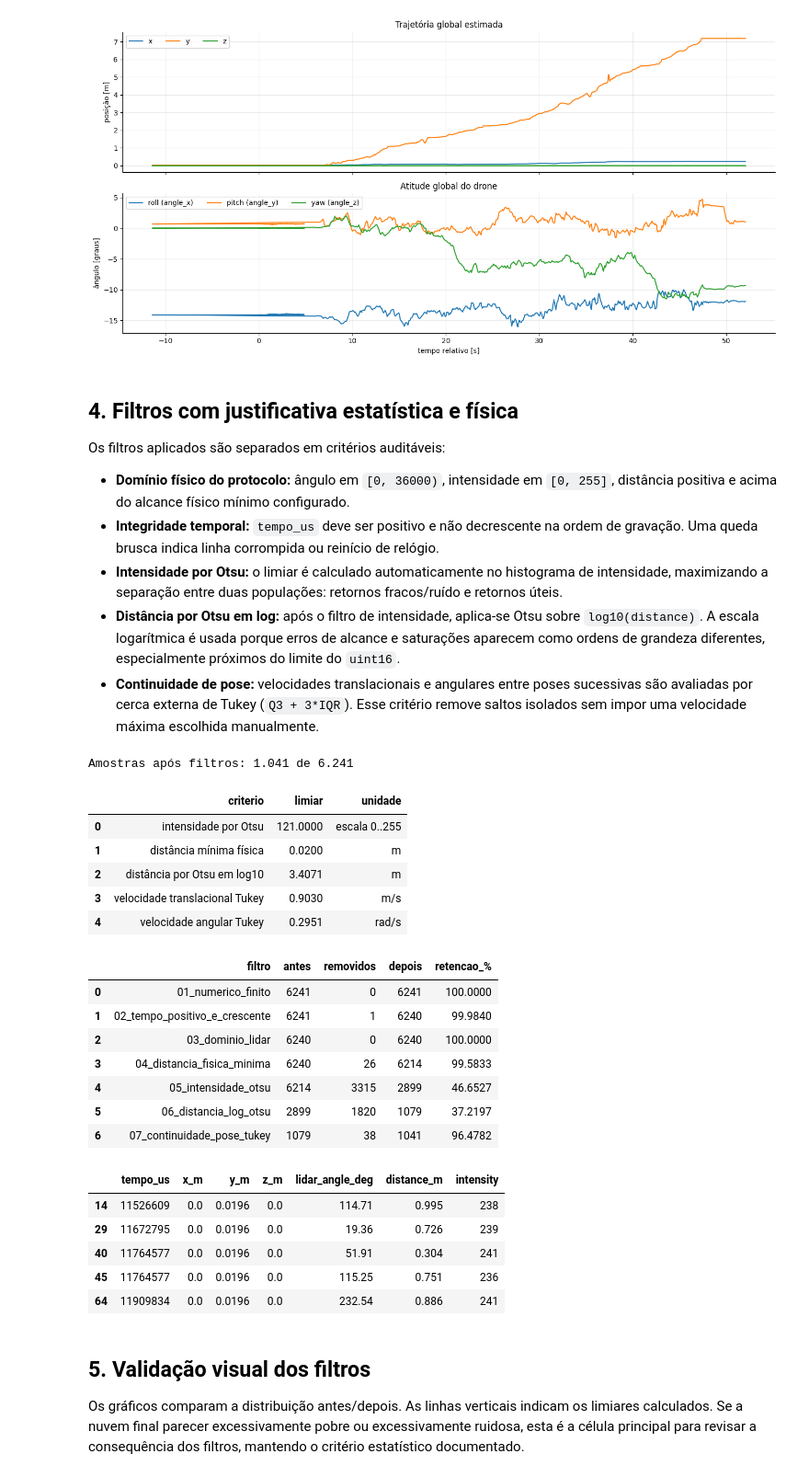
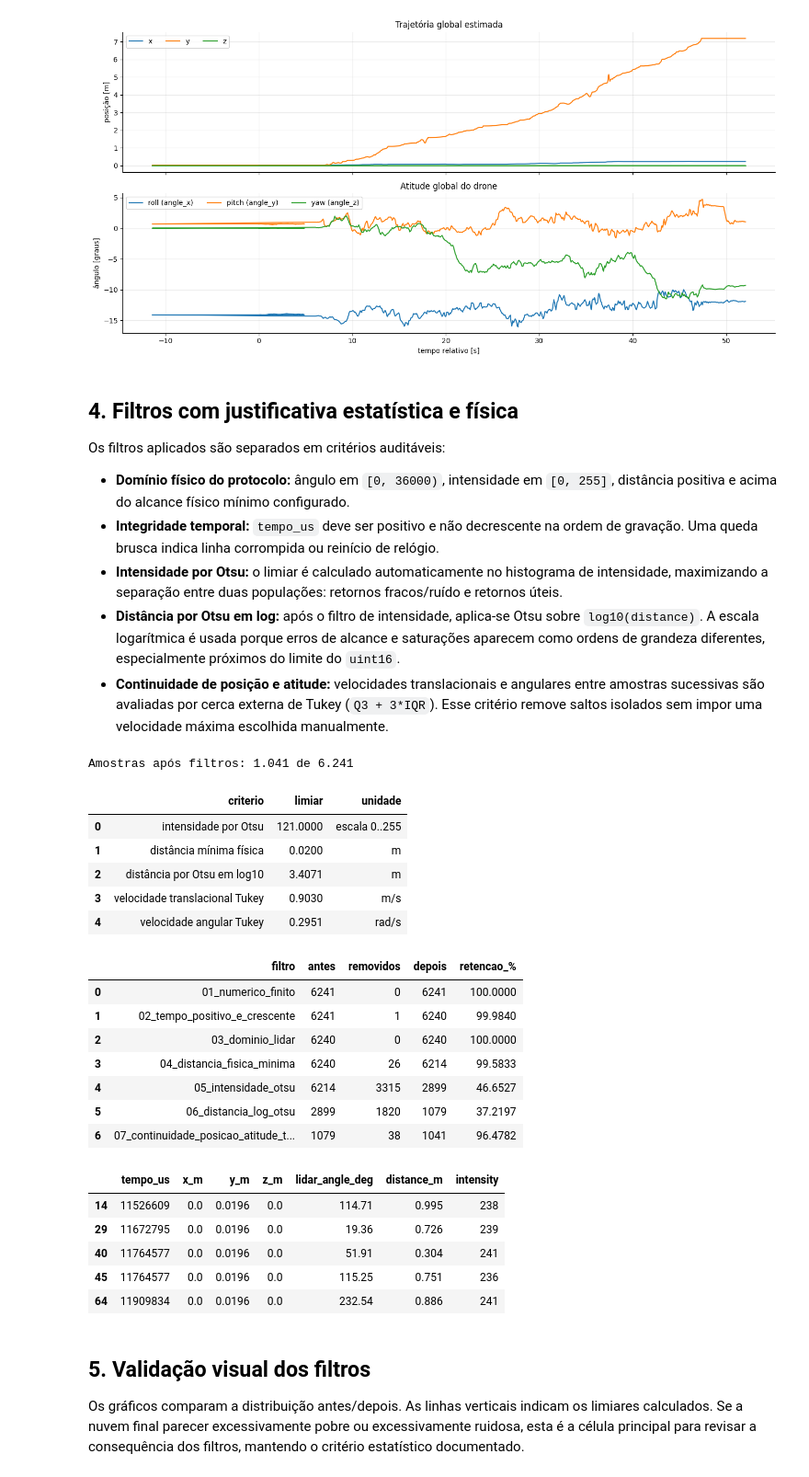
Before and after one commit to TheHolsback/Drone-Mapeamento, a Jupyter notebook: processamento_nuvem_lidar_global.ipynb, the cells around one changed output. Shown at 92% size. Saved outputs shown, nothing was run; the diff lists cells and outputs as text; code cells hidden in the pictures.

Commit message:
fix: pose para posição e atittude

```diff
--- a/processamento_nuvem_lidar_global.ipynb
+++ b/processamento_nuvem_lidar_global.ipynb
@@ -319,7 +319,7 @@ Os filtros aplicados são separados em critérios auditáveis:
 - **Integridade temporal:** `tempo_us` deve ser positivo e não decrescente na ordem de gravação. Uma queda brusca indica linha corrompida ou reinício de relógio.
 - **Intensidade por Otsu:** o limiar é calculado automaticamente no histograma de intensidade, maximizando a separação entre duas populações: retornos fracos/ruído e retornos úteis.
 - **Distância por Otsu em log:** após o filtro de intensidade, aplica-se Otsu sobre `log10(distance)`. A escala logarítmica é usada porque erros de alcance e saturações aparecem como ordens de grandeza diferentes, especialmente próximos do limite do `uint16`.
-- **Continuidade de pose:** velocidades translacionais e angulares entre poses sucessivas são avaliadas por cerca externa de Tukey (`Q3 + 3*IQR`). Esse critério remove saltos isolados sem impor uma velocidade máxima escolhida manualmente.
+- **Continuidade de posição e atitude:** velocidades translacionais e angulares entre amostras sucessivas são avaliadas por cerca externa de Tukey (`Q3 + 3*IQR`). Esse critério remove saltos isolados sem impor uma velocidade máxima escolhida manualmente.
 # %%
 def otsu_threshold(values, bins=256, value_range=None, transform=None):
     """Calcula limiar de Otsu em 1D e retorna o valor no domínio original."""
@@ -379,43 +379,43 @@ def tukey_outer_upper(values):
     return q3 + 3 * iqr
 
 
-def pose_continuity_mask(frame, base_mask):
-    """Marca amostras cuja pose pertence a uma sequência cinematicamente contínua."""
+def state_continuity_mask(frame, base_mask):
+    """Marca amostras cuja posição e atitude pertencem a uma sequência cinematicamente contínua."""
     mask = pd.Series(True, index=frame.index)
-    pose_cols = [TIME_COL, 'x_m', 'y_m', 'z_m']
+    state_cols = [TIME_COL, 'x_m', 'y_m', 'z_m']
     if QUATERNION_COLUMNS is None:
-        pose_cols += list(EULER_COLUMNS.values())
+        state_cols += list(EULER_COLUMNS.values())
     else:
         return mask, {'speed_limit_m_s': np.inf, 'omega_limit_rad_s': np.inf}
 
-    pose = frame.loc[base_mask, pose_cols].drop_duplicates(subset=TIME_COL, keep='first').copy()
-    if len(pose) < 8:
+    state = frame.loc[base_mask, state_cols].drop_duplicates(subset=TIME_COL, keep='first').copy()
+    if len(state) < 8:
         return mask, {'speed_limit_m_s': np.inf, 'omega_limit_rad_s': np.inf}
 
-    dt = pose[TIME_COL].diff().to_numpy() * 1e-6
-    dpos = pose[['x_m', 'y_m', 'z_m']].diff().to_numpy()
-    speed = np.full(len(pose), np.nan)
+    dt = state[TIME_COL].diff().to_numpy() * 1e-6
+    dpos = state[['x_m', 'y_m', 'z_m']].diff().to_numpy()
+    speed = np.full(len(state), np.nan)
     valid_dt = dt > 0
     speed[valid_dt] = np.linalg.norm(dpos[valid_dt], axis=1) / dt[valid_dt]
 
-    euler_rad = np.deg2rad(pose[list(EULER_COLUMNS.values())].to_numpy() * ATTITUDE_SCALE_DEG)
+    euler_rad = np.deg2rad(state[list(EULER_COLUMNS.values())].to_numpy() * ATTITUDE_SCALE_DEG)
     euler_unwrapped = np.unwrap(euler_rad, axis=0)
     deuler = np.vstack([np.full(3, np.nan), np.diff(euler_unwrapped, axis=0)])
-    omega = np.full(len(pose), np.nan)
+    omega = np.full(len(state), np.nan)
     omega[valid_dt] = np.linalg.norm(deuler[valid_dt], axis=1) / dt[valid_dt]
 
     speed_limit = tukey_outer_upper(speed)
     omega_limit = tukey_outer_upper(omega)
-    pose_ok = (np.isnan(speed) | (speed <= speed_limit)) & (np.isnan(omega) | (omega <= omega_limit))
+    state_ok = (np.isnan(speed) | (speed <= speed_limit)) & (np.isnan(omega) | (omega <= omega_limit))
 
-    bad_times = set(pose.loc[~pose_ok, TIME_COL])
+    bad_times = set(state.loc[~state_ok, TIME_COL])
     if bad_times:
         mask = ~frame[TIME_COL].isin(bad_times)
 
     info = {
         'speed_limit_m_s': speed_limit,
         'omega_limit_rad_s': omega_limit,
-        'bad_pose_timestamps': len(bad_times),
+        'bad_state_timestamps': len(bad_times),
     }
     return mask, info
 # %%
@@ -454,9 +454,9 @@ distance_threshold_m, distance_otsu_info = otsu_threshold(
 )
 masks['06_distancia_log_otsu'] = data['distance_m'] <= distance_threshold_m
 
-base_before_pose = base_for_distance & masks['06_distancia_log_otsu']
-pose_mask, pose_info = pose_continuity_mask(data, base_before_pose)
-masks['07_continuidade_pose_tukey'] = pose_mask
+base_before_state = base_for_distance & masks['06_distancia_log_otsu']
+state_mask, state_info = state_continuity_mask(data, base_before_state)
+masks['07_continuidade_posicao_atitude_tukey'] = state_mask
 
 filter_order = list(masks.keys())
 current_mask = pd.Series(True, index=data.index)
@@ -475,36 +475,36 @@ for key in filter_order:
 
 filtered = data.loc[current_mask].copy()
 filtered['tempo_s'] = (filtered[TIME_COL] - filtered[TIME_COL].iloc[0]) * 1e-6 if len(filtered) else []
 
 thresholds = pd.DataFrame([
     {'criterio': 'intensidade por Otsu', 'limiar': intensity_threshold, 'unidade': 'escala 0..255'},
     {'criterio': 'distância mínima física', 'limiar': SENSOR_MIN_RANGE_M, 'unidade': 'm'},
     {'criterio': 'distância por Otsu em log10', 'limiar': distance_threshold_m, 'unidade': 'm'},
-    {'criterio': 'velocidade translacional Tukey', 'limiar': pose_info.get('speed_limit_m_s', np.inf), 'unidade': 'm/s'},
-    {'criterio': 'velocidade angular Tukey', 'limiar': pose_info.get('omega_limit_rad_s', np.inf), 'unidade': 'rad/s'},
+    {'criterio': 'velocidade translacional Tukey', 'limiar': state_info.get('speed_limit_m_s', np.inf), 'unidade': 'm/s'},
+    {'criterio': 'velocidade angular Tukey', 'limiar': state_info.get('omega_limit_rad_s', np.inf), 'unidade': 'rad/s'},
 ])
 
 print(f'Amostras após filtros: {len(filtered):,} de {len(data):,}'.replace(',', '.'))
 display(thresholds)
 display(pd.DataFrame(summary_rows))
 
 display(filtered[[TIME_COL, 'x_m', 'y_m', 'z_m', 'lidar_angle_deg', 'distance_m', 'intensity']].head())
 # %% [output]
 Amostras após filtros: 1.041 de 6.241
 |  | criterio | limiar | unidade |
 | 0 | intensidade por Otsu | 121.0000 | escala 0..255 |
 | 1 | distância mínima física | 0.0200 | m |
 | 2 | distância por Otsu em log10 | 3.4071 | m |
 | 3 | velocidade translacional Tukey | 0.9030 | m/s |
 | 4 | velocidade angular Tukey | 0.2951 | rad/s |
 |  | filtro | antes | removidos | depois | retencao_% |
 | 0 | 01_numerico_finito | 6241 | 0 | 6241 | 100.0000 |
 | 1 | 02_tempo_positivo_e_crescente | 6241 | 1 | 6240 | 99.9840 |
 | 2 | 03_dominio_lidar | 6240 | 0 | 6240 | 100.0000 |
 | 3 | 04_distancia_fisica_minima | 6240 | 26 | 6214 | 99.5833 |
 | 4 | 05_intensidade_otsu | 6214 | 3315 | 2899 | 46.6527 |
 | 5 | 06_distancia_log_otsu | 2899 | 1820 | 1079 | 37.2197 |
-| 6 | 07_continuidade_pose_tukey | 1079 | 38 | 1041 | 96.4782 |
+| 6 | 07_continuidade_posicao_atitude_t... | 1079 | 38 | 1041 | 96.4782 |
 |  | tempo_us | x_m | y_m | z_m | lidar_angle_deg | distance_m | intensity |
 | 14 | 11526609 | 0.0 | 0.0196 | 0.0 | 114.71 | 0.995 | 238 |
 | 29 | 11672795 | 0.0 | 0.0196 | 0.0 | 19.36 | 0.726 | 239 |
```
Also changed, not shown: 7 other files.
